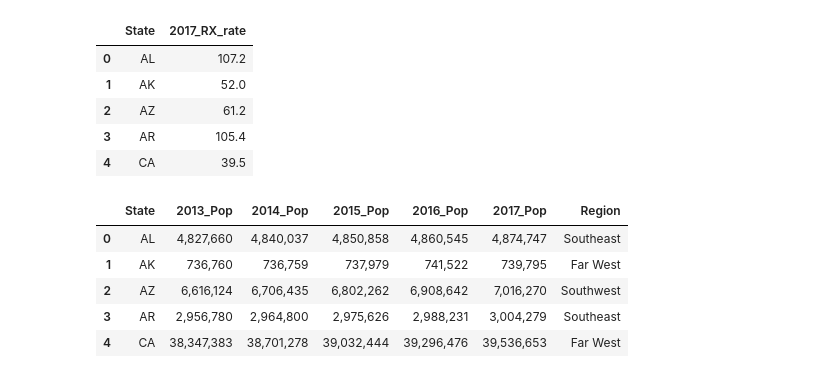
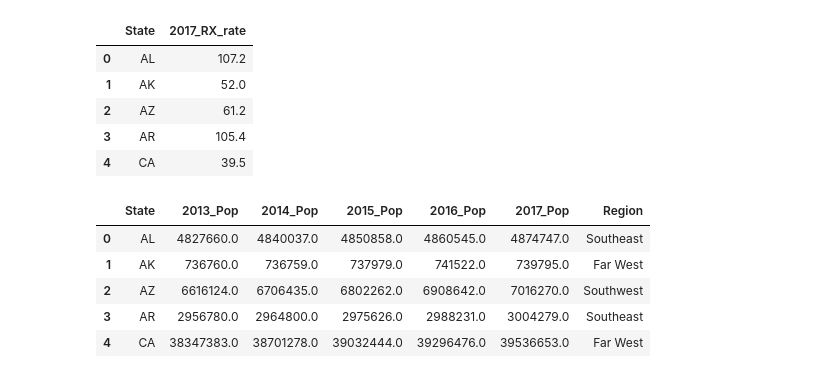
Before and after one commit to cgilbert05/Project-Team-Blue, a Jupyter notebook: Project_1_CountryInCrisis.ipynb, the cells around one changed output. Saved outputs shown, nothing was run; the diff lists cells and outputs as text; code cells hidden in the pictures.

```diff
--- a/Project_1_CountryInCrisis.ipynb
+++ b/Project_1_CountryInCrisis.ipynb
@@ -8,17 +8,18 @@ import matplotlib.pyplot as plt
 # %%
 # import source data files
 
-deaths_2013_2014 = pd.read_csv("raw_data/OD_2013_2014.csv")
-deaths_2015 = pd.read_csv("raw_data/OD_2015.csv")
-deaths_2016 = pd.read_csv("raw_data/OD_2016.csv")
-deaths_2017 = pd.read_csv("raw_data/OD_2017.csv")
+deaths_2013_2014 = pd.read_csv("raw_data/OD_2013_2014.csv", thousands=',')
+deaths_2015 = pd.read_csv("raw_data/OD_2015.csv", thousands=',')
+deaths_2016 = pd.read_csv("raw_data/OD_2016.csv", thousands=',')
+deaths_2017 = pd.read_csv("raw_data/OD_2017.csv", thousands=',')
 
-regions = pd.read_csv("raw_data/regions.csv")
+regions = pd.read_csv("raw_data/regions.csv", thousands=',')
 
 # reduce dataframes to include only state and death statistic
 #############THESE ARE THE OVERDOSE BY STATE DATA FRAMES *********************
 deaths_2013_df = deaths_2013_2014[['State', '2013Number']]
 deaths_2013_df = deaths_2013_df.rename(index=str, columns={"2013Number": "2013Deaths"})
+deaths_2013_df["2013Deaths"] = pd.to_numeric(deaths_2013_df["2013Deaths"])
 deaths_2014_df = deaths_2013_2014[['State', '2014Number']]
 deaths_2014_df = deaths_2014_df.rename(index=str, columns={"2014Number": "2014Deaths"})
 deaths_2015_df = deaths_2015[['State', 'Number']]
@@ -28,5 +29,5 @@ deaths_2016_df = deaths_2016_df.rename(index=str, columns={"number": "2016Deaths
 deaths_2017_df = deaths_2017[['State', 'number']]
 deaths_2017_df = deaths_2017_df.rename(index=str, columns={"number": "2017Deaths"})
 
-deaths_2015_df.head()
+deaths_2013_df
 # %% [output]
@@ -77,7 +89,7 @@ rx_2017_df.head()
 | 4 | CA | 39.5 |
 # %%
 # import population data
-population2010_2017 = pd.read_csv("raw_data/Pop_2013-2017.csv")
+population2010_2017 = pd.read_csv("raw_data/Pop_2013-2017.csv", thousands=',')
 # remove first two rows because they are insignificant to the dataframe
 population2010_2017_a = population2010_2017.drop([0,1,2,3,4,56,57,58,59,60,61,62], axis=0).reset_index(drop=True)
 # rename column headers
@@ -117,38 +129,38 @@ pop_2010_2017_df = pop_2010_2017_df.replace({'.Alabama': 'AL',
                                              '.New Jersey':'NJ',
                                              '.New Mexico':'NM',
                                              '.New York':'NY',
                                              '.North Carolina':'NC',
                                              '.North Dakota':'ND',
                                              '.Ohio':'OH',
                                              '.Oklahoma':'OK',
                                              '.Oregon':'OR',
                                              '.Pennsylvania':'PA',
                                              '.Rhode Island':'RI',
                                              '.South Carolina':'SC',
                                              '.South Dakota':'SD',
                                              '.Tennessee':'TN',
                                              '.Texas':'TX',
                                              '.Utah':'UT',
                                              '.Vermont':'VT',
                                              '.Virginia':'VA',
                                              '.Washington':'WA',
                                              '.West Virginia':'WV',
                                              '.Wisconsin':'WI',
                                              '.Wyoming':'WY'})
 ######THIS IS THE POPULATION DATA FRAME******************************
 # pop_2010_2017_df
 
 # merge regions
 pop_2010_2017_df = pop_2010_2017_df.merge(regions)
 
 pop_2010_2017_df.head()
 # %% [output]
 |  | State | 2013_Pop | 2014_Pop | 2015_Pop | 2016_Pop | 2017_Pop | Region |
-| 0 | AL | 4,827,660 | 4,840,037 | 4,850,858 | 4,860,545 | 4,874,747 | Southeast |
-| 1 | AK | 736,760 | 736,759 | 737,979 | 741,522 | 739,795 | Far West |
-| 2 | AZ | 6,616,124 | 6,706,435 | 6,802,262 | 6,908,642 | 7,016,270 | Southwest |
-| 3 | AR | 2,956,780 | 2,964,800 | 2,975,626 | 2,988,231 | 3,004,279 | Southeast |
-| 4 | CA | 38,347,383 | 38,701,278 | 39,032,444 | 39,296,476 | 39,536,653 | Far West |
+| 0 | AL | 4827660.0 | 4840037.0 | 4850858.0 | 4860545.0 | 4874747.0 | Southeast |
+| 1 | AK | 736760.0 | 736759.0 | 737979.0 | 741522.0 | 739795.0 | Far West |
+| 2 | AZ | 6616124.0 | 6706435.0 | 6802262.0 | 6908642.0 | 7016270.0 | Southwest |
+| 3 | AR | 2956780.0 | 2964800.0 | 2975626.0 | 2988231.0 | 3004279.0 | Southeast |
+| 4 | CA | 38347383.0 | 38701278.0 | 39032444.0 | 39296476.0 | 39536653.0 | Far West |
 # %%
 # merge population_df, rx_dfs, and deaths_dfs (prd = population rx deaths)
 # prd_df = pop_2010_2017_df.merge(rx_2013_df).merge(deaths_2013_df).merge(rx_2014_df).merge(deaths_2014_df).merge(rx_2015_df).merge(deaths_2015_df).merge(rx_2016_df).merge(deaths_2016_df).merge(rx_2017_df).merge(deaths_2017_df)
```
Also changed, not shown: parts of 5 cells of this notebook.
